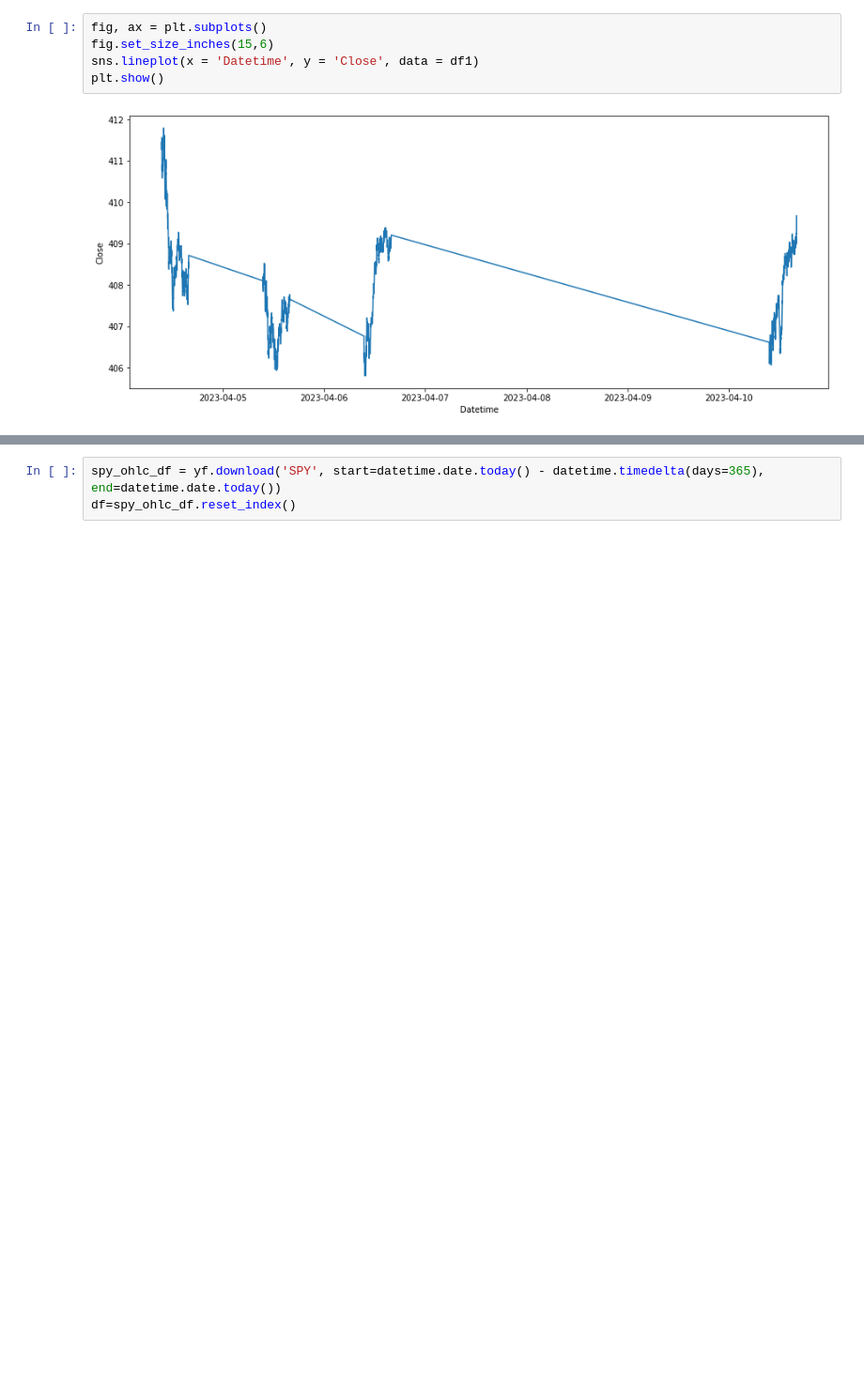
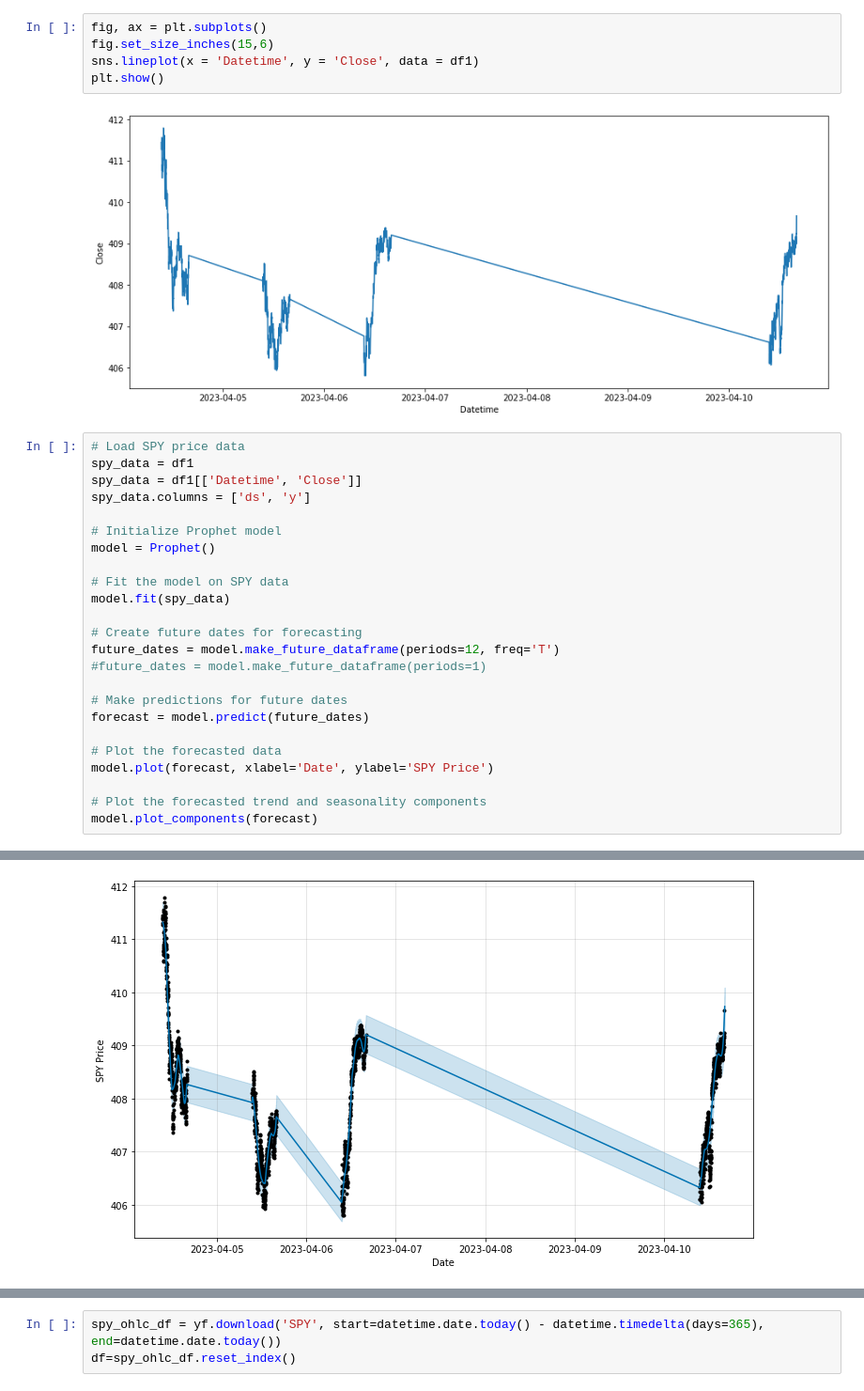
Before and after one commit to woonsupkim/Sentiment_SNP, a Jupyter notebook: SPY_Track.ipynb, the cells around one changed output, grey strips where cells are left out. Shown at 94% size. Cells and saved outputs as stored; diff of their text form; blank space fills up the shorter version.

```diff
--- a/SPY_Track.ipynb
+++ b/SPY_Track.ipynb
@@ -18,3 +18,28 @@ sns.lineplot(x = 'Datetime', y = 'Close', data = df1)
 plt.show()
 # %% [output]
 [figure]
+# %%
+# Load SPY price data
+spy_data = df1
+spy_data = df1[['Datetime', 'Close']]
+spy_data.columns = ['ds', 'y']
+
+# Initialize Prophet model
+model = Prophet()
+
+# Fit the model on SPY data
+model.fit(spy_data)
+
+# Create future dates for forecasting
+future_dates = model.make_future_dataframe(periods=12, freq='T')
+#future_dates = model.make_future_dataframe(periods=1)
+
+# Make predictions for future dates
+forecast = model.predict(future_dates)
+
+# Plot the forecasted data
+model.plot(forecast, xlabel='Date', ylabel='SPY Price')
+
+# Plot the forecasted trend and seasonality components
+model.plot_components(forecast)
+# %% [output]
@@ -20,0 +48 @@ plt.show()
+[figure, added]
```
Also changed, not shown: parts of 2 cells of this notebook.
